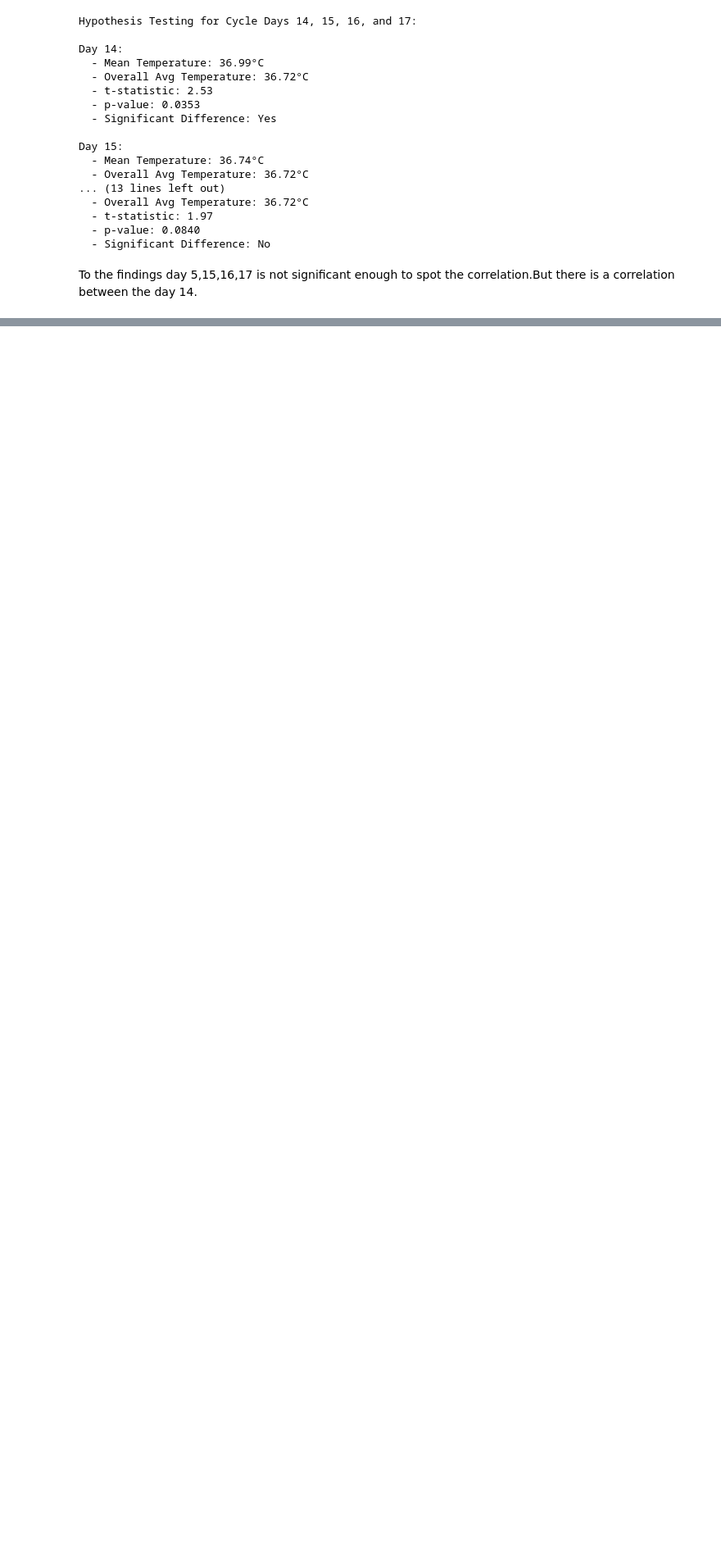
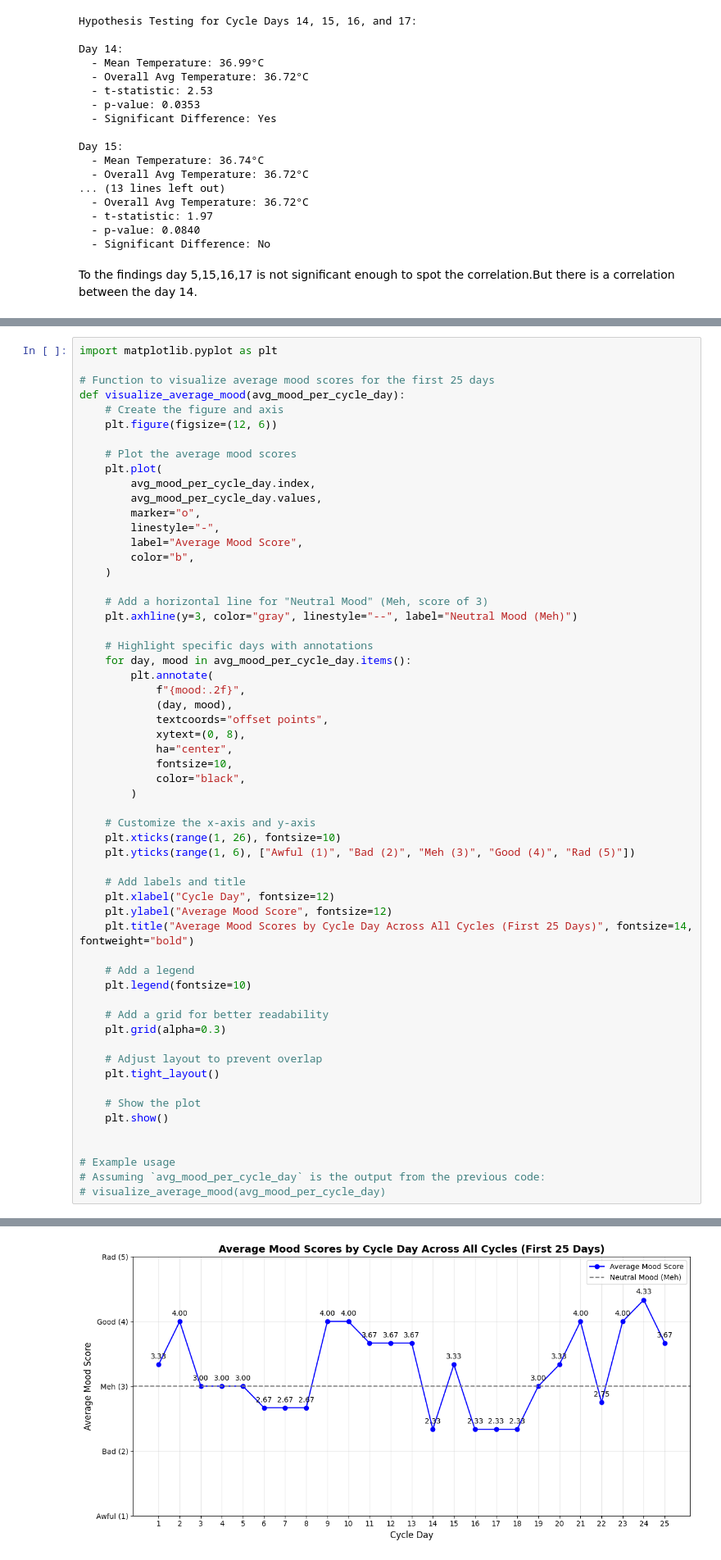
Before and after one commit to ipekaksoy/DSA210_project_ipek, a Jupyter notebook: hypothesistesting_findings.ipynb, the cells around one changed output, grey strips where cells are left out. Shown at 82% size. Cells and saved outputs as stored; diff of their text form; blank space fills up the shorter version.

```diff
--- a/hypothesistesting_findings.ipynb
+++ b/hypothesistesting_findings.ipynb
@@ -578,0 +792,59 @@ To the findings day 5,15,16,17 is not significant enough to spot the correlation
+# %%
+import matplotlib.pyplot as plt
+
+# Function to visualize average mood scores for the first 25 days
+def visualize_average_mood(avg_mood_per_cycle_day):
+    # Create the figure and axis
+    plt.figure(figsize=(12, 6))
+
+    # Plot the average mood scores
+    plt.plot(
+        avg_mood_per_cycle_day.index,
+        avg_mood_per_cycle_day.values,
+        marker="o",
+        linestyle="-",
+        label="Average Mood Score",
+        color="b",
+    )
+
+    # Add a horizontal line for "Neutral Mood" (Meh, score of 3)
+    plt.axhline(y=3, color="gray", linestyle="--", label="Neutral Mood (Meh)")
+
+    # Highlight specific days with annotations
+    for day, mood in avg_mood_per_cycle_day.items():
+        plt.annotate(
+            f"{mood:.2f}",
+            (day, mood),
+            textcoords="offset points",
+            xytext=(0, 8),
+            ha="center",
+            fontsize=10,
+            color="black",
+        )
+
+    # Customize the x-axis and y-axis
+    plt.xticks(range(1, 26), fontsize=10)
+    plt.yticks(range(1, 6), ["Awful (1)", "Bad (2)", "Meh (3)", "Good (4)", "Rad (5)"])
+
+    # Add labels and title
+    plt.xlabel("Cycle Day", fontsize=12)
+    plt.ylabel("Average Mood Score", fontsize=12)
+    plt.title("Average Mood Scores by Cycle Day Across All Cycles (First 25 Days)", fontsize=14, fontweight="bold")
+
+    # Add a legend
+    plt.legend(fontsize=10)
+
+    # Add a grid for better readability
+    plt.grid(alpha=0.3)
+
+    # Adjust layout to prevent overlap
+    plt.tight_layout()
+
+    # Show the plot
+    plt.show()
+
+
+# Example usage
+# Assuming `avg_mood_per_cycle_day` is the output from the previous code:
+# visualize_average_mood(avg_mood_per_cycle_day)
+# %% [output]
@@ -578,0 +852 @@ To the findings day 5,15,16,17 is not significant enough to spot the correlation
+[figure, added]
```
Also changed, not shown: parts of 15 cells of this notebook.
